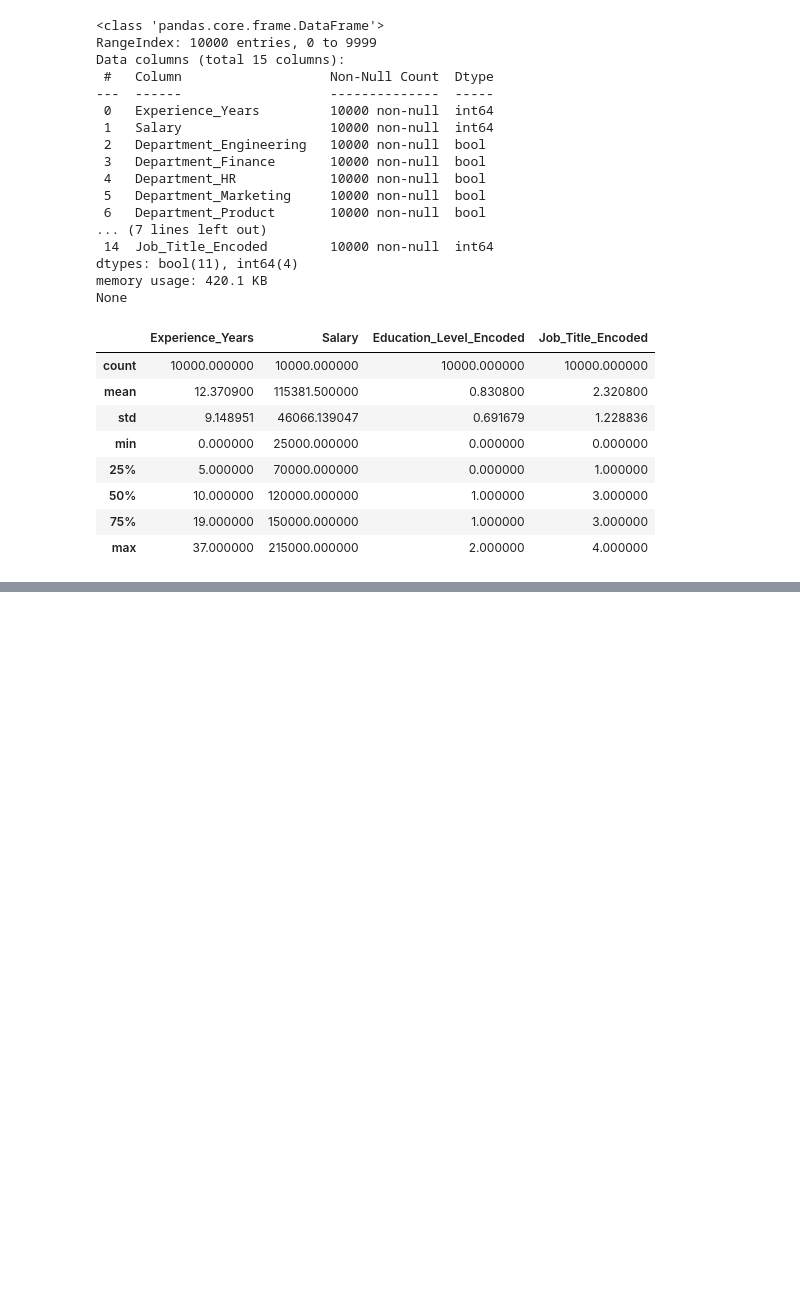
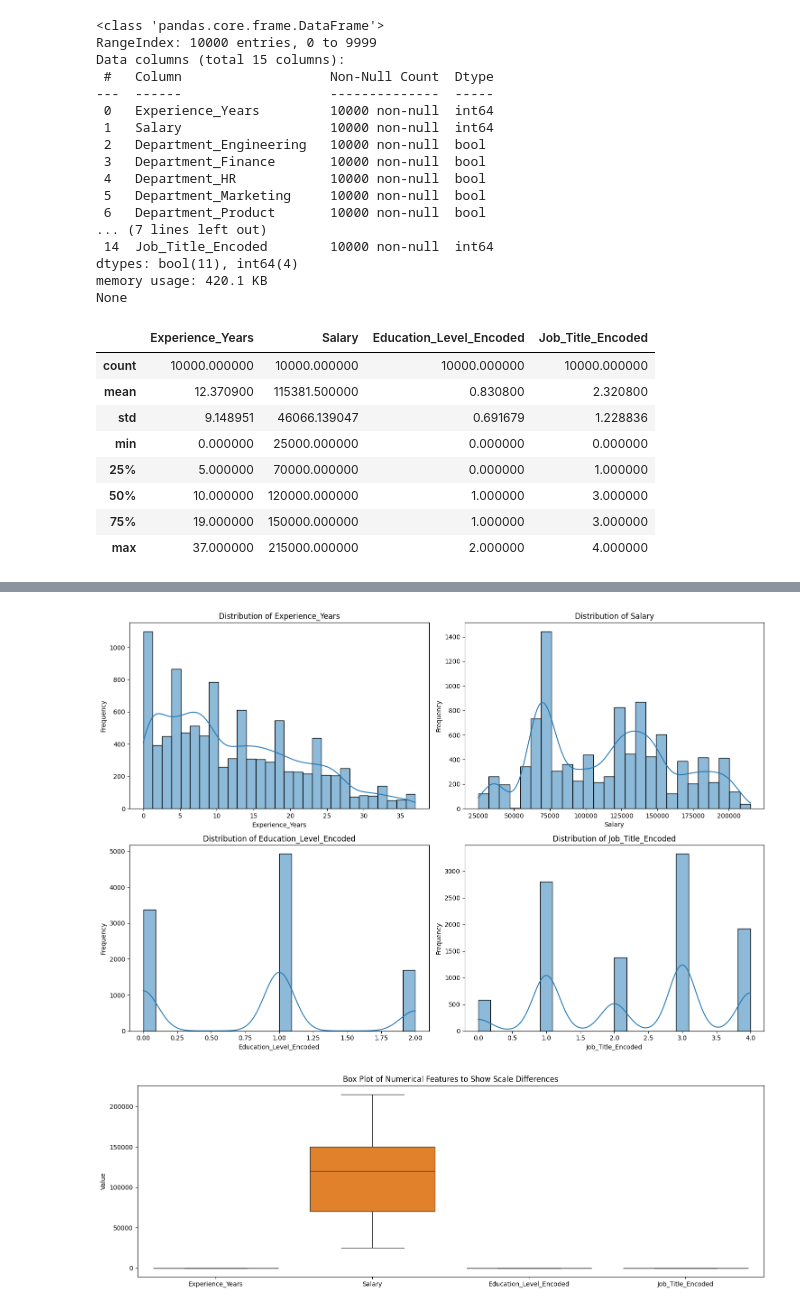
Before and after one commit to AnnabelleMcSharry/AI-ML-Car-Data, a Jupyter notebook: Task_2.ipynb, the cells around one changed output, grey strips where cells are left out. Saved outputs shown, nothing was run; the diff lists cells and outputs as text; code cells hidden in the pictures; blank space fills up the shorter version.

```diff
--- a/Task_2.ipynb
+++ b/Task_2.ipynb
@@ -231,0 +236,22 @@ Employees_encoded.describe()
+# %%
+numerical_cols = ['Experience_Years', 'Salary', 'Education_Level_Encoded', 'Job_Title_Encoded']
+
+plt.figure(figsize=(15, 10))
+for i, col in enumerate(numerical_cols):
+    plt.subplot(2, 2, i + 1) # Create a 2x2 grid of subplots
+    sns.histplot(Employees_encoded[col], kde=True)
+    plt.title(f'Distribution of {col}')
+    plt.xlabel(col)
+    plt.ylabel('Frequency')
+plt.tight_layout()
+plt.show()
+
+plt.figure(figsize=(15, 5))
+sns.boxplot(data=Employees_encoded[numerical_cols])
+plt.title('Box Plot of Numerical Features to Show Scale Differences')
+plt.ylabel('Value')
+plt.tight_layout()
+plt.show()
+# %% [output]
+[figure, added]
+[figure, added]
```
Also changed, not shown: parts of 8 cells of this notebook.
